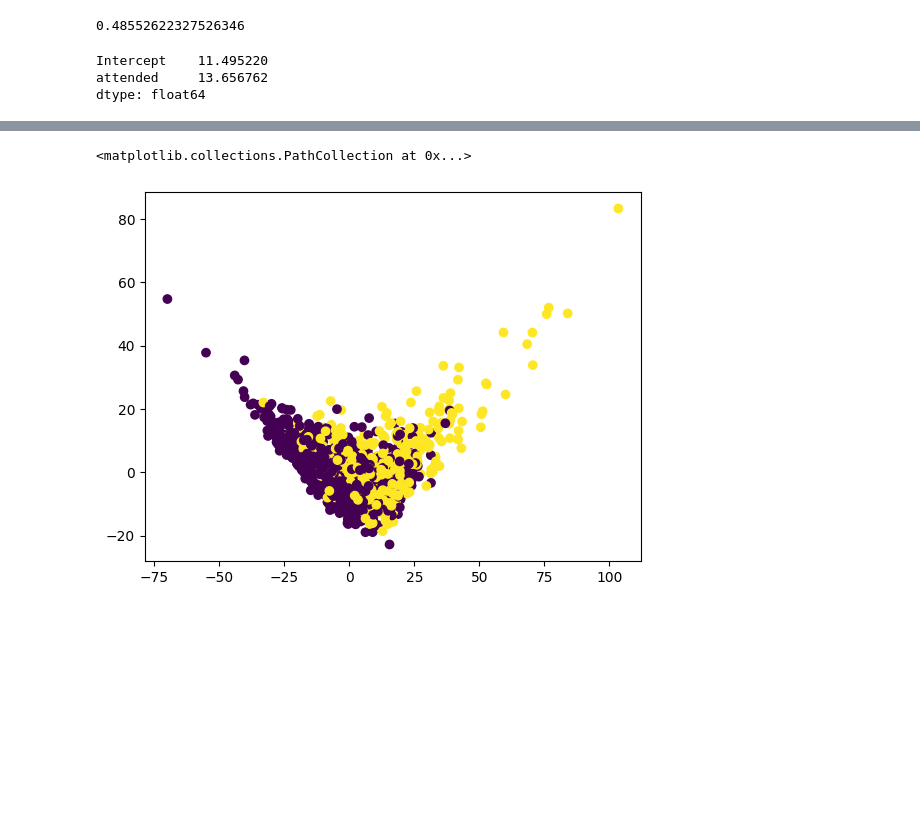
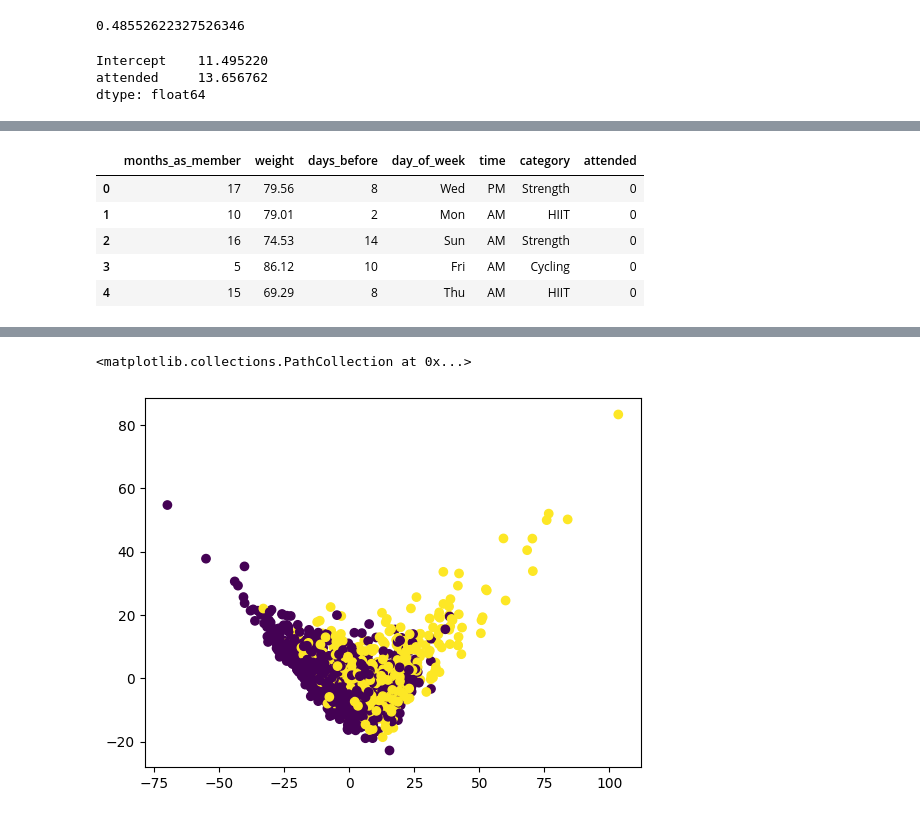
Before and after one commit to Abdoelabassi/data-science-certification-exam, a Jupyter notebook: notebook.ipynb, the cells around one changed output, grey strips where cells are left out. Cells and saved outputs as stored; diff of their text form; code cells hidden in the pictures; blank space fills up the shorter version.

```diff
--- a/notebook.ipynb
+++ b/notebook.ipynb
@@ -330,0 +328,10 @@ array([[17.  , 79.56,  8.  ,  0.  ],
+# %%
+test = fitness_data.drop(["booking_id"], axis=1)
+test.head()
+# %% [output]
+|  | months_as_member | weight | days_before | day_of_week | time | category | attended |
+| 0 | 17 | 79.56 | 8 | Wed | PM | Strength | 0 |
+| 1 | 10 | 79.01 | 2 | Mon | AM | HIIT | 0 |
+| 2 | 16 | 74.53 | 14 | Sun | AM | Strength | 0 |
+| 3 | 5 | 86.12 | 10 | Fri | AM | Cycling | 0 |
+| 4 | 15 | 69.29 | 8 | Thu | AM | HIIT | 0 |
```
Also changed, not shown: parts of 9 cells of this notebook.
